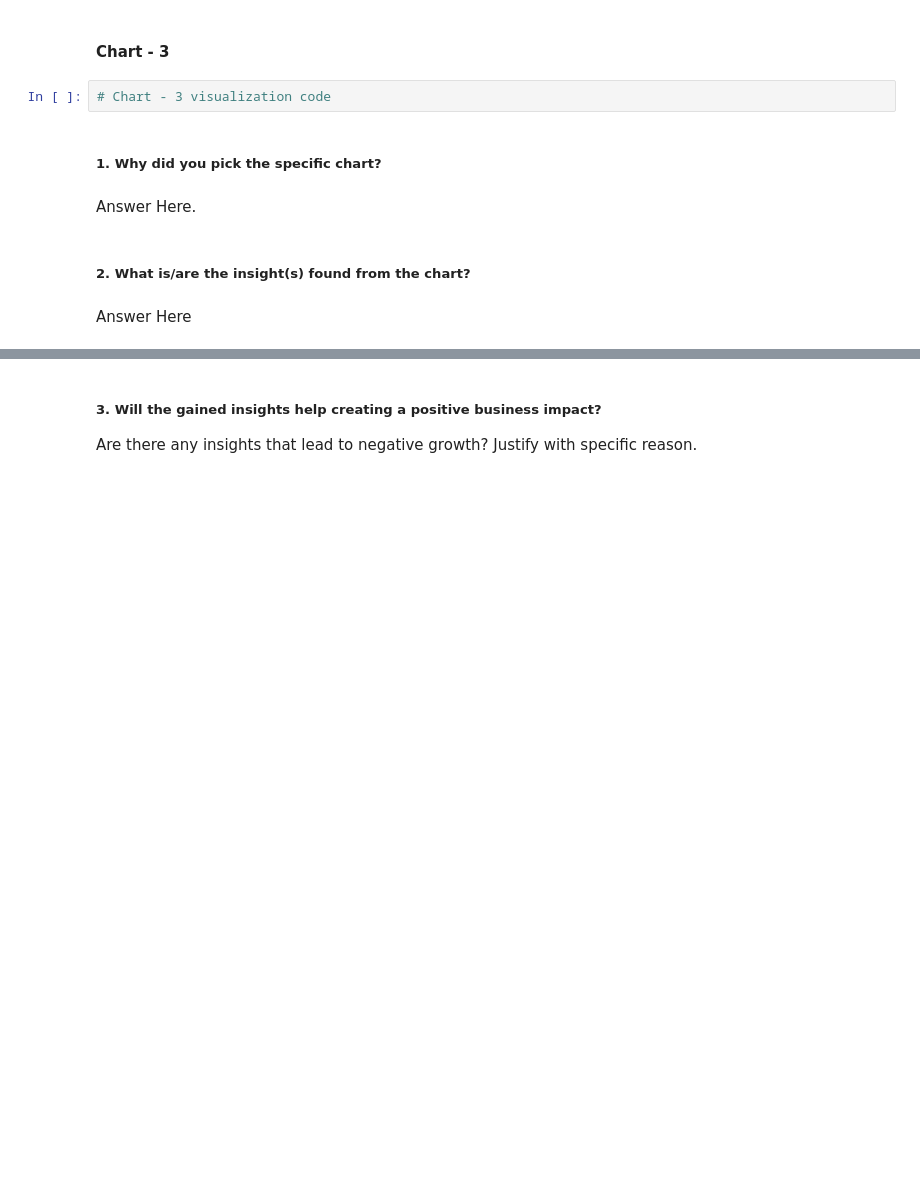
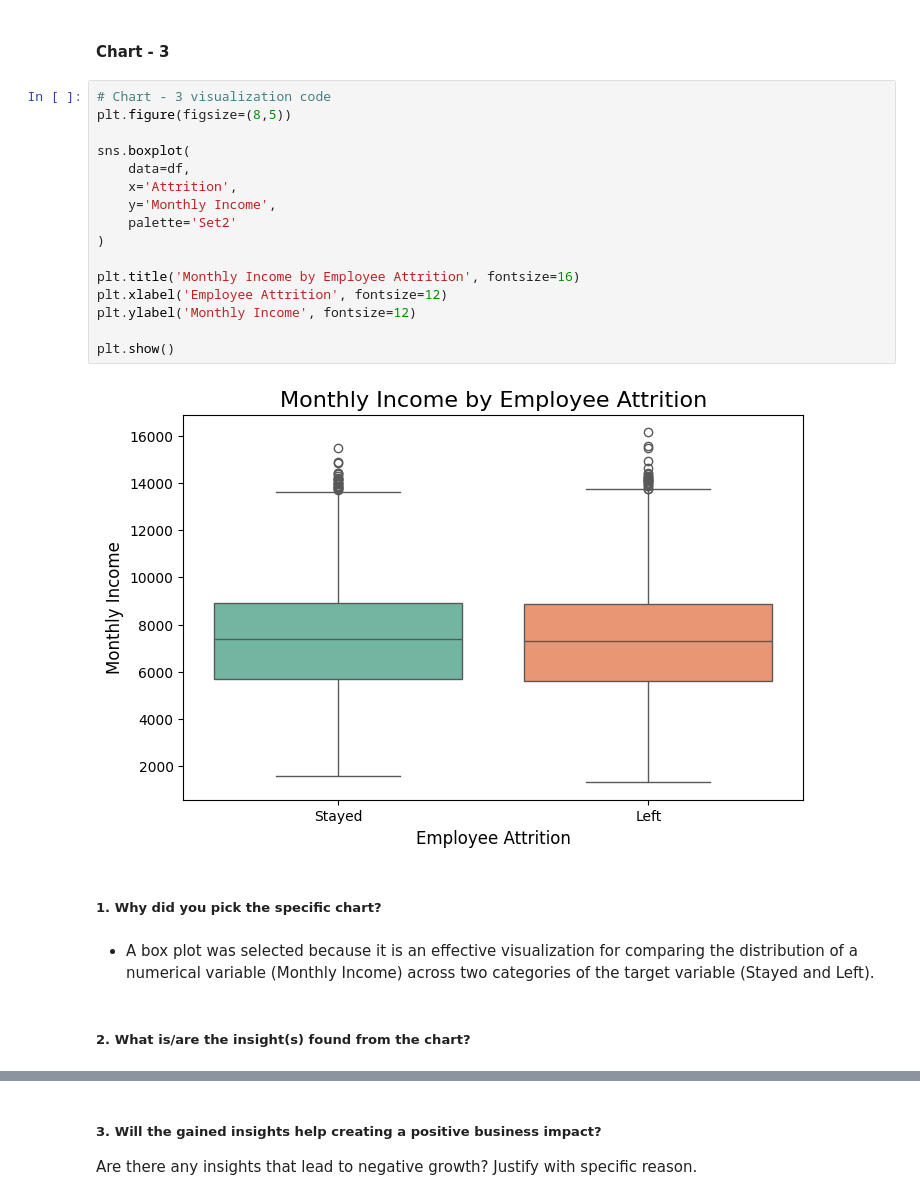
Before and after one commit to Sneha8126/Sneha-Sample-Classisfication--ML-Submission-Template, a Jupyter notebook: Sneha_Sample_Classisfication_ML_Submission_Template.ipynb, the cells around one changed output, grey strips where cells are left out. Cells and saved outputs as stored; diff of their text form; blank space fills up the shorter version.

Commit message:
Added chart-3 and its insights

```diff
--- a/Sneha_Sample_Classisfication_ML_Submission_Template.ipynb
+++ b/Sneha_Sample_Classisfication_ML_Submission_Template.ipynb
@@ -425,13 +425,27 @@ Are there any insights that lead to negative growth? Justify with specific reaso
 * No direct negative growth is observed from this chart alone, as the age distribution appears balanced. However, if future analysis shows that a particular age group has a significantly higher attrition rate, it may indicate challenges related to career growth, employee engagement, or retention strategies for that group.
 # %% [markdown]
 #### Chart - 3
-# %%
-# Chart - 3 visualization code
+# %%
+# Chart - 3 visualization code
+plt.figure(figsize=(8,5))
+
+sns.boxplot(
+    data=df,
+    x='Attrition',
+    y='Monthly Income',
+    palette='Set2'
+)
+
+plt.title('Monthly Income by Employee Attrition', fontsize=16)
+plt.xlabel('Employee Attrition', fontsize=12)
+plt.ylabel('Monthly Income', fontsize=12)
+
+plt.show()
+# %% [output]
+[figure, added]
 # %% [markdown]
 ##### 1. Why did you pick the specific chart?
-# %% [markdown]
-Answer Here.
+# %% [markdown]
+* A box plot was selected because it is an effective visualization for comparing the distribution of a numerical variable (Monthly Income) across two categories of the target variable (Stayed and Left).
 # %% [markdown]
 ##### 2. What is/are the insight(s) found from the chart?
-# %% [markdown]
-Answer Here
```
Also changed, not shown: parts of 3 cells of this notebook.
